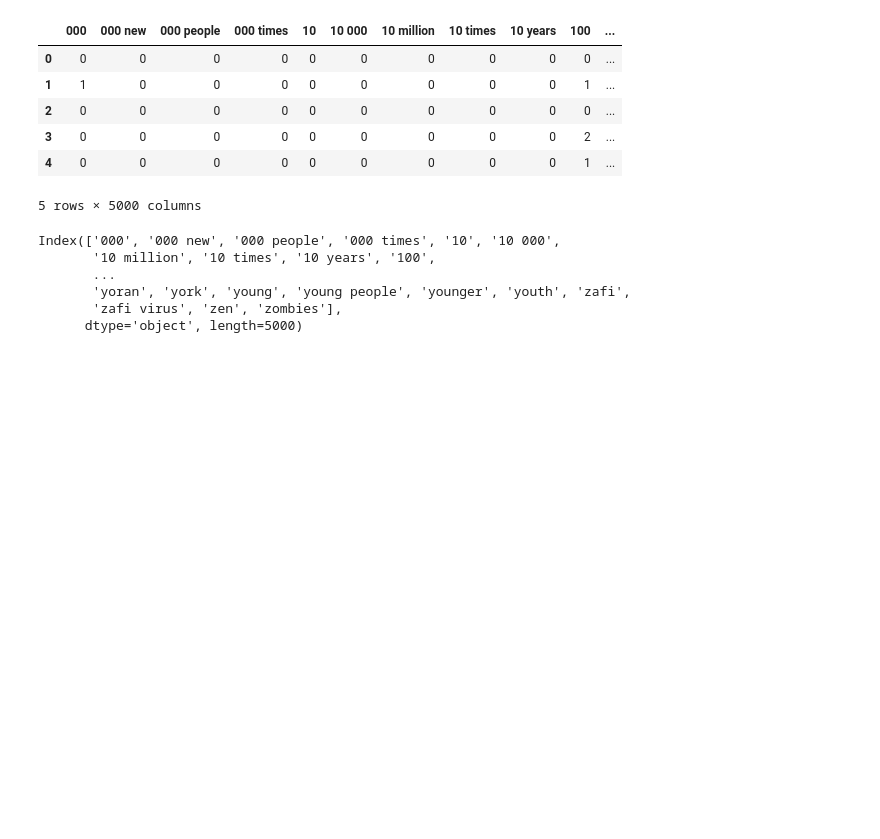
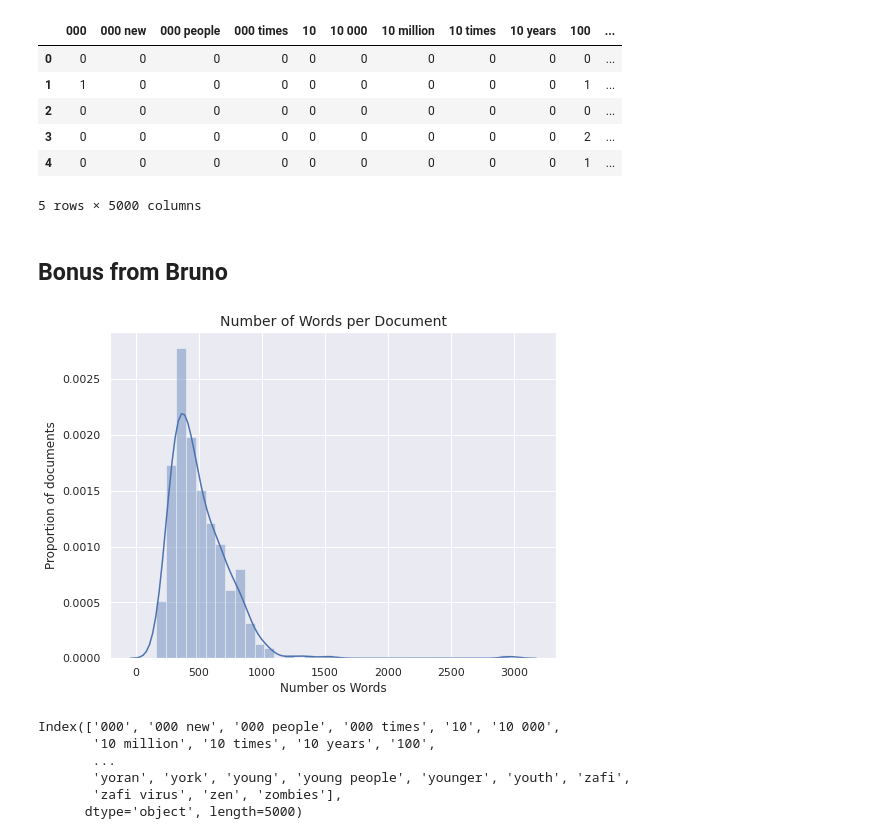
Before and after one commit to JeffreyAsuncion/DS-Unit-4-Sprint-1-NLP, a Jupyter notebook: module2-vector-representations/LS_DS_412_Vector_Representations_Lecture.ipynb, the cells around one changed output. Saved outputs shown, nothing was run; the diff lists cells and outputs as text; code cells hidden in the pictures; blank space fills up the shorter version.

```diff
--- a/module2-vector-representations/LS_DS_412_Vector_Representations_Lecture.ipynb
+++ b/module2-vector-representations/LS_DS_412_Vector_Representations_Lecture.ipynb
@@ -252,3 +292,5 @@ dtm.head()
 | 3 | 0 | 0 | 0 | 0 | 0 | 0 | 0 | 0 | 0 | 2 | ... |
 | 4 | 0 | 0 | 0 | 0 | 0 | 0 | 0 | 0 | 0 | 1 | ... |
 5 rows × 5000 columns
+# %% [markdown]
+## Bonus from Bruno
@@ -255,3 +315,7 @@ dtm.head()
+# %%
+plot_sample_length_distribution(data)
+# %% [output]
+[figure, added]
 # %%
 dtm.columns
 # %% [output]
```
Also changed, not shown: parts of 44 cells of this notebook, 2 other files.
